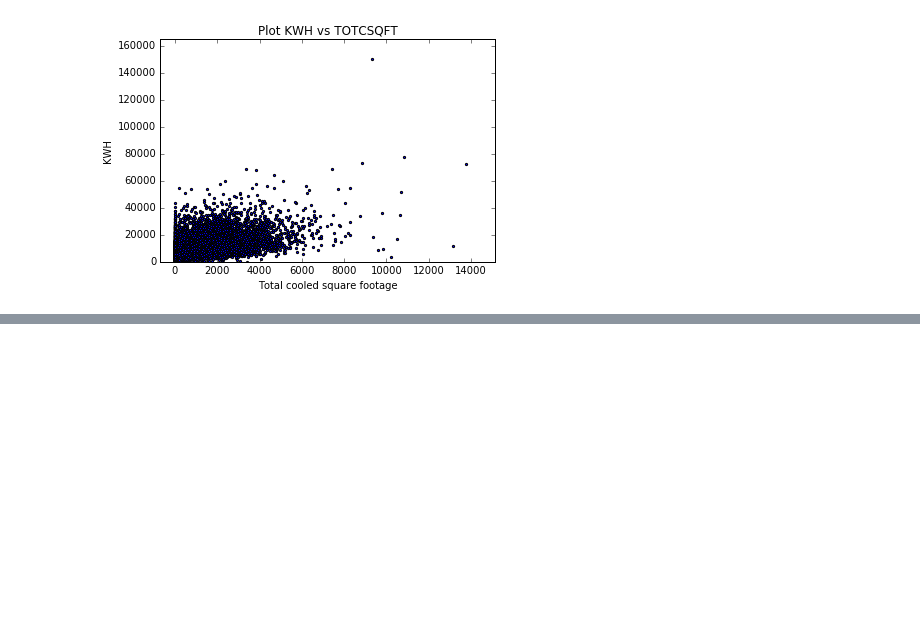
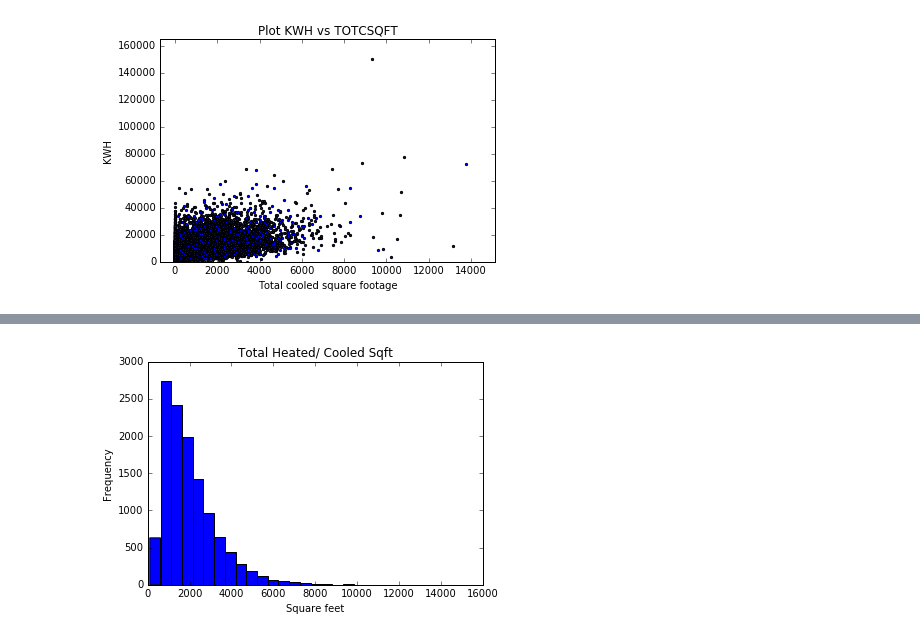
Before and after one commit to mohi7621/Springboard, a Jupyter notebook: capstone/data-wrangling-v3.ipynb, the cells around one changed output, grey strips where cells are left out. Saved outputs shown, nothing was run; the diff lists cells and outputs as text; code cells hidden in the pictures; blank space fills up the shorter version.

```diff
--- a/capstone/data-wrangling-v3.ipynb
+++ b/capstone/data-wrangling-v3.ipynb
@@ -157,0 +248,9 @@ for var in r_vals.variable:
+# %%
+#Examine the square footage of data
+plt.hist(data.TOTSQFT_EN, bins = 30)
+plt.title("Total Heated/ Cooled Sqft")
+plt.xlabel("Square feet")
+plt.ylabel("Frequency")
+plt.show()
+# %% [output]
+[figure, added]
```
Also changed, not shown: parts of 23 cells of this notebook, 8 other files.
